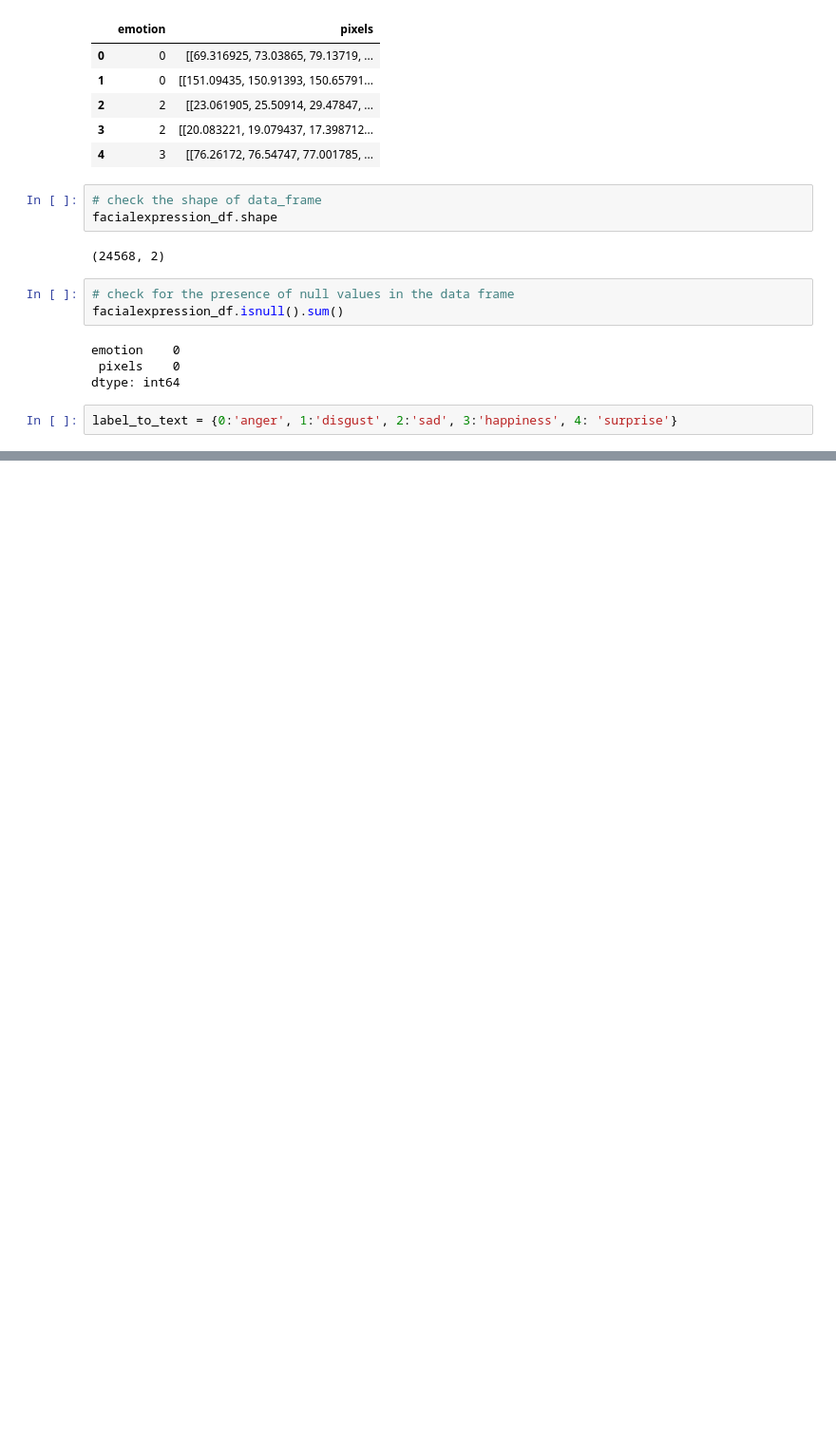
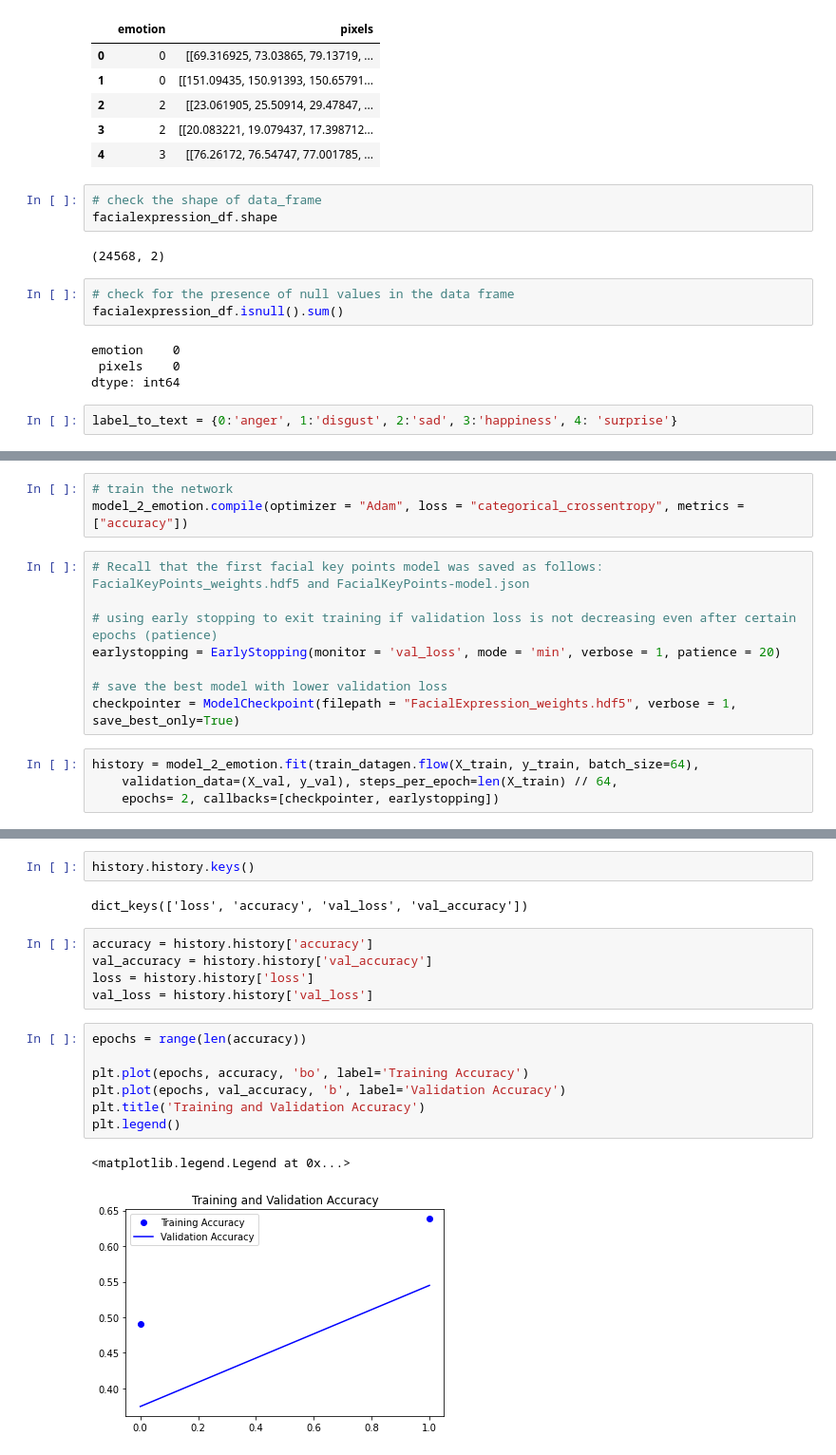
Before and after one commit to Abhinavs476/Emotion-AI, a Jupyter notebook: EmotionAI.ipynb, the cells around one changed output, grey strips where cells are left out. Shown at 95% size. Drawn from its saved outputs; the diff is of its cells as text; blank space fills up the shorter version.

```diff
--- a/EmotionAI.ipynb
+++ b/EmotionAI.ipynb
@@ -582,0 +835,15 @@ label_to_text = {0:'anger', 1:'disgust', 2:'sad', 3:'happiness', 4: 'surprise'}
+# %%
+# train the network
+model_2_emotion.compile(optimizer = "Adam", loss = "categorical_crossentropy", metrics = ["accuracy"])
+# %%
+# Recall that the first facial key points model was saved as follows: FacialKeyPoints_weights.hdf5 and FacialKeyPoints-model.json
+
+# using early stopping to exit training if validation loss is not decreasing even after certain epochs (patience)
+earlystopping = EarlyStopping(monitor = 'val_loss', mode = 'min', verbose = 1, patience = 20)
+
+# save the best model with lower validation loss
+checkpointer = ModelCheckpoint(filepath = "FacialExpression_weights.hdf5", verbose = 1, save_best_only=True)
+# %%
+history = model_2_emotion.fit(train_datagen.flow(X_train, y_train, batch_size=64),
+	validation_data=(X_val, y_val), steps_per_epoch=len(X_train) // 64,
+	epochs= 2, callbacks=[checkpointer, earlystopping])
@@ -582,0 +879,19 @@ label_to_text = {0:'anger', 1:'disgust', 2:'sad', 3:'happiness', 4: 'surprise'}
+# %%
+history.history.keys()
+# %% [output]
+dict_keys(['loss', 'accuracy', 'val_loss', 'val_accuracy'])
+# %%
+accuracy = history.history['accuracy']
+val_accuracy = history.history['val_accuracy']
+loss = history.history['loss']
+val_loss = history.history['val_loss']
+# %%
+epochs = range(len(accuracy))
+
+plt.plot(epochs, accuracy, 'bo', label='Training Accuracy')
+plt.plot(epochs, val_accuracy, 'b', label='Validation Accuracy')
+plt.title('Training and Validation Accuracy')
+plt.legend()
+# %% [output]
+<matplotlib.legend.Legend at 0x...>
+[figure, added]
```
Also changed, not shown: parts of 71 cells of this notebook.
